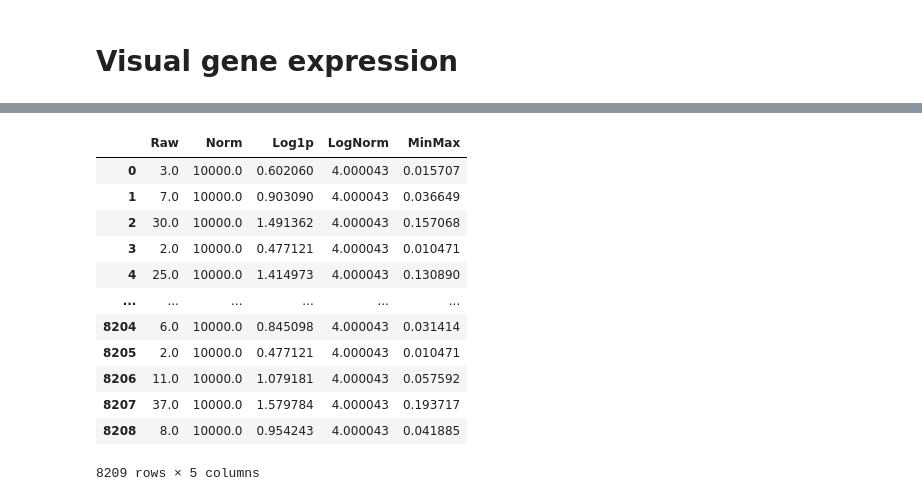
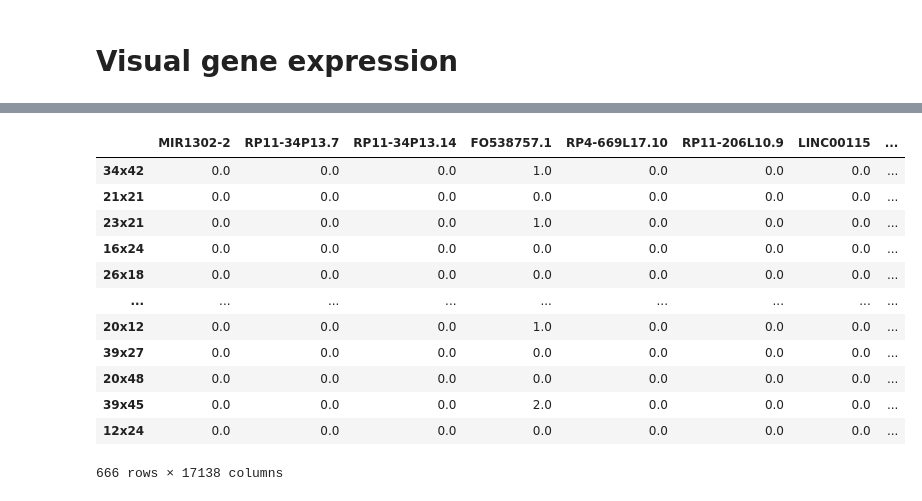
Before and after one commit to BiomedicalMachineLearning/DeepHis2Exp, a Jupyter notebook: Figures/Visual_augment.ipynb, the cells around one changed output, grey strips where cells are left out. Saved outputs shown, nothing was run; the diff lists cells and outputs as text; code cells hidden in the pictures.

```diff
--- a/Figures/Visual_augment.ipynb
+++ b/Figures/Visual_augment.ipynb
@@ -164 +167,22 @@ target_gene_list = np.load(f"../Dataset/Gene_list/Gene_list_func_Skin_cSCC.npy",
+# %%
+# Concatenate all adata
+adata_cat = ad.concat(adatas).copy()
+
+# Convert adata to df
+exp = adata_cat.to_df()
+exp
+# %% [output]
+|  | MIR1302-2 | RP11-34P13.7 | RP11-34P13.14 | FO538757.1 | RP4-669L17.10 | RP11-206L10.9 | LINC00115 | ... |
+| 34x42 | 0.0 | 0.0 | 0.0 | 1.0 | 0.0 | 0.0 | 0.0 | ... |
+| 21x21 | 0.0 | 0.0 | 0.0 | 0.0 | 0.0 | 0.0 | 0.0 | ... |
+| 23x21 | 0.0 | 0.0 | 0.0 | 1.0 | 0.0 | 0.0 | 0.0 | ... |
+| 16x24 | 0.0 | 0.0 | 0.0 | 0.0 | 0.0 | 0.0 | 0.0 | ... |
+| 26x18 | 0.0 | 0.0 | 0.0 | 0.0 | 0.0 | 0.0 | 0.0 | ... |
+| ... | ... | ... | ... | ... | ... | ... | ... | ... |
+| 20x12 | 0.0 | 0.0 | 0.0 | 1.0 | 0.0 | 0.0 | 0.0 | ... |
+| 39x27 | 0.0 | 0.0 | 0.0 | 0.0 | 0.0 | 0.0 | 0.0 | ... |
+| 20x48 | 0.0 | 0.0 | 0.0 | 0.0 | 0.0 | 0.0 | 0.0 | ... |
+| 39x45 | 0.0 | 0.0 | 0.0 | 2.0 | 0.0 | 0.0 | 0.0 | ... |
+| 12x24 | 0.0 | 0.0 | 0.0 | 0.0 | 0.0 | 0.0 | 0.0 | ... |
+666 rows × 17138 columns
 # %%
@@ -190,16 +204,0 @@ x["MinMax"] = exp_minmax
-# %%
-x
-# %% [output]
-|  | Raw | Norm | Log1p | LogNorm | MinMax |
-| 0 | 3.0 | 10000.0 | 0.602060 | 4.000043 | 0.015707 |
-| 1 | 7.0 | 10000.0 | 0.903090 | 4.000043 | 0.036649 |
-| 2 | 30.0 | 10000.0 | 1.491362 | 4.000043 | 0.157068 |
-| 3 | 2.0 | 10000.0 | 0.477121 | 4.000043 | 0.010471 |
-| 4 | 25.0 | 10000.0 | 1.414973 | 4.000043 | 0.130890 |
-| ... | ... | ... | ... | ... | ... |
-| 8204 | 6.0 | 10000.0 | 0.845098 | 4.000043 | 0.031414 |
-| 8205 | 2.0 | 10000.0 | 0.477121 | 4.000043 | 0.010471 |
-| 8206 | 11.0 | 10000.0 | 1.079181 | 4.000043 | 0.057592 |
-| 8207 | 37.0 | 10000.0 | 1.579784 | 4.000043 | 0.193717 |
-| 8208 | 8.0 | 10000.0 | 0.954243 | 4.000043 | 0.041885 |
-8209 rows × 5 columns
```
Also changed, not shown: parts of 20 cells of this notebook, 2 other files.
